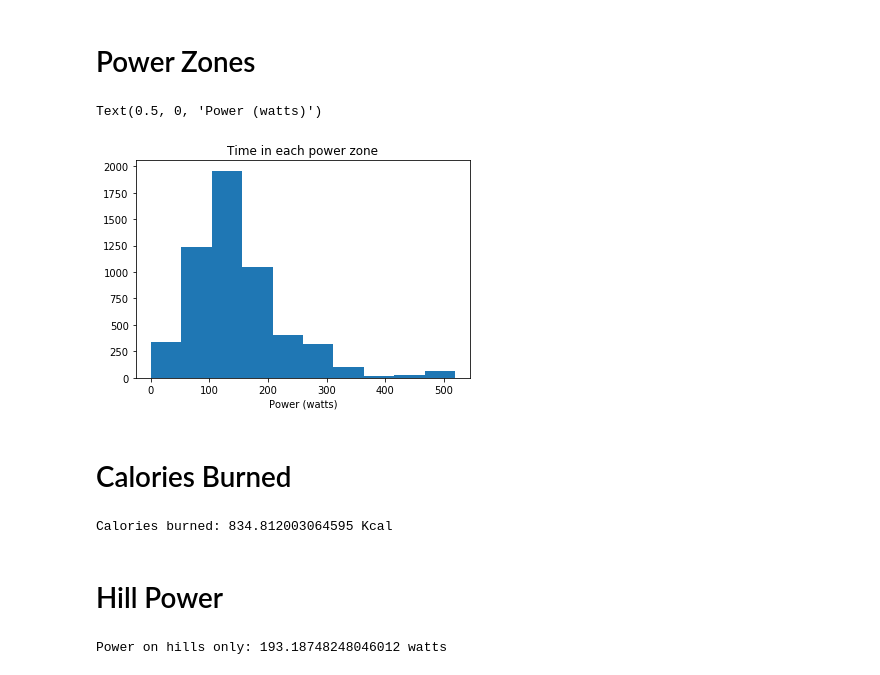
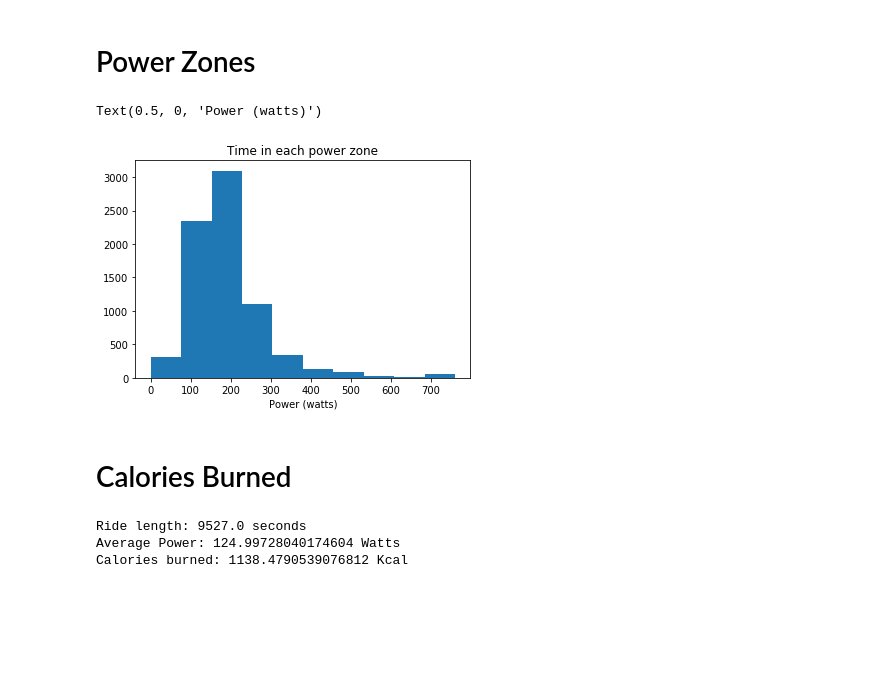
Before and after one commit to royceschultz/Cycling-Power-Calculator, a Jupyter notebook: strava.ipynb, the cells around one changed output. Drawn from its saved outputs; the diff is of its cells as text; code cells hidden in the pictures; blank space fills up the shorter version.

Commit message:
interpolates missing data. Numerically calculates slope using a 5th order method.

```diff
--- a/strava.ipynb
+++ b/strava.ipynb
@@ -143,0 +130,37 @@ Average air resistance: 119.43699242280789 watts
+# %%
+# Assumes y is sampled uniformily, h is only for unit scaling
+def slope(y,h):
+    out = []
+    j = 0
+    for i in range(2,len(y)-2):
+        slope = np.array(y[i+2])
+        slope += 8*y[i+1]
+        slope -= 8*y[i-1]
+        slope -= y[i-2]
+        slope /= 20*h
+        out.append(slope)
+    return np.array(out)
+# %%
+complete = pd.DataFrame() # Complete interpolates all missing seconds for df
+x = range(int(df.sec.max())) # Uniformily spaced data allows for easier calculations over ranges
+complete['ele'] = interpolate(x,df.sec,df.ele) - df.ele.min()
+complete['lat'] = interpolate(x,df.sec,df.lat)
+complete['lon'] = interpolate(x,df.sec,df.lon)
+speed = slope(interpolate(x,df.sec, df.cart),1)
+complete['speed'] = np.array([0,0] + [1000*sum(v**2)**.5 for v in speed] + [0,0] )
+complete['distance'] = complete.speed.cumsum()
+
+m=74 # rider + bike weight in kilos
+g=9.8
+complete['energy'] = .5*m*complete.speed**2 + m*g*complete.ele # Internal energy=[kinetic energy]+[grav energy]
+delta_e = slope(complete.energy,1) # Slope of energy is power
+complete['delta_energy'] = np.append(2*[0],np.append(delta_e,2*[0])) # Pad zeros due to sampling range
+
+drag_const = 0.42
+air_resistance = .5 * drag_const * complete.speed**3
+rolling_constant = 0.008
+rolling_resistance = rolling_constant * m * g * complete.speed
+
+complete['friction'] = air_resistance + rolling_resistance
+complete['power'] = complete.delta_energy + complete.friction
+complete.head()
@@ -144,26 +221,24 @@ Average air resistance: 119.43699242280789 watts
 # %% [markdown]
 # Power Zones
 # %%
-plt.hist(rolling_power[rolling_power > 0]) # Power < 0 is braking
+plt.hist(complete.power[complete.power>0].rolling(30).mean()) # Power < 0 is braking
 plt.title('Time in each power zone')
 plt.xlabel('Power (watts)')
 # %% [output]
 Text(0.5, 0, 'Power (watts)')
-[figure, old version]
+[figure, new version]
 # %% [markdown]
 # Calories Burned
 # %%
 seconds = (df.time.max()-df.time.min())/np.timedelta64(1, 's')
+print('Ride length: {} seconds'.format(seconds))
+avg_power = complete.power.mean()
+print('Average Power: {} Watts'.format(avg_power))
 joules = avg_power * seconds
 Kcal = joules/4184
 Kcal = Kcal/.25 # Assume the human body is 25% efficient
 print("Calories burned: {} Kcal".format(Kcal))
 # %% [output]
-Calories burned: 834.812003064595 Kcal
+Ride length: 9527.0 seconds
+Average Power: 124.99728040174604 Watts
+Calories burned: 1138.4790539076812 Kcal
-# %% [markdown]
-# Hill Power
-# %%
-hill_power = df.power[df.delta_ele > 0].mean()
-print('Power on hills only: {} watts'.format(hill_power))
-# %% [output]
-Power on hills only: 193.18748248046012 watts
```
Also changed, not shown: parts of 30 cells of this notebook, 12 other files.
